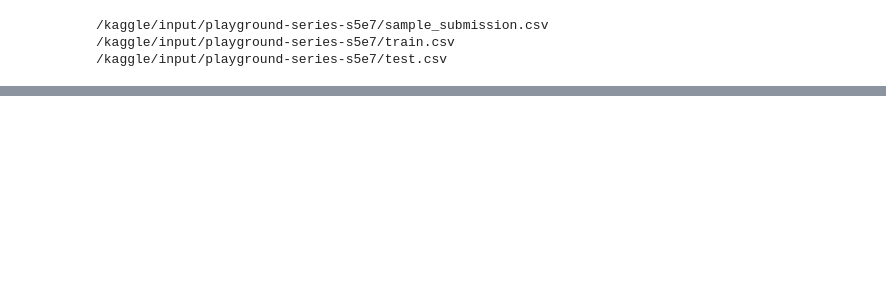
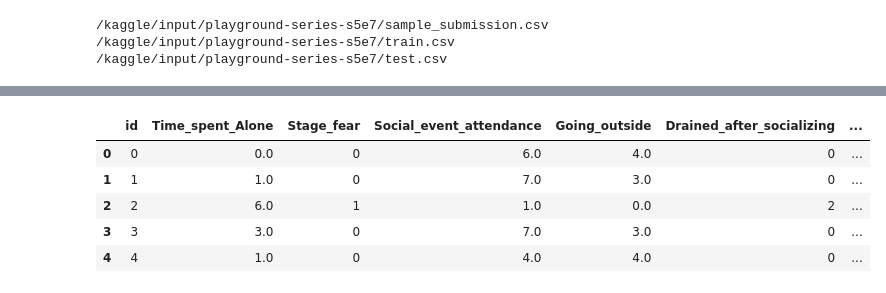
Before and after one commit to Satyam1Vishwakarma/Kaggle, a Jupyter notebook: introvert-extrovert.ipynb, the cells around one changed output, grey strips where cells are left out. Drawn from its saved outputs; the diff is of its cells as text; code cells hidden in the pictures; blank space fills up the shorter version.

```diff
--- a/introvert-extrovert.ipynb
+++ b/introvert-extrovert.ipynb
@@ -22,0 +33,24 @@ for dirname, _, filenames in os.walk('/kaggle/input'):
+# %%
+from sklearn.preprocessing import LabelEncoder
+
+encoder=LabelEncoder()
+
+encoded=encoder.fit_transform(df["Stage_fear"])
+df["Stage_fear"]=encoded
+
+encoder2=LabelEncoder()
+encoded2=encoder2.fit_transform(df["Drained_after_socializing"])
+df["Drained_after_socializing"]=encoded2
+
+encoder3=LabelEncoder()
+encoded3=encoder3.fit_transform(df["Personality"])
+df["Personality"]=encoded3
+
+df.head()
+# %% [output]
+|  | id | Time_spent_Alone | Stage_fear | Social_event_attendance | Going_outside | Drained_after_socializing | ... |
+| 0 | 0 | 0.0 | 0 | 6.0 | 4.0 | 0 | ... |
+| 1 | 1 | 1.0 | 0 | 7.0 | 3.0 | 0 | ... |
+| 2 | 2 | 6.0 | 1 | 1.0 | 0.0 | 2 | ... |
+| 3 | 3 | 3.0 | 0 | 7.0 | 3.0 | 0 | ... |
+| 4 | 4 | 1.0 | 0 | 4.0 | 4.0 | 0 | ... |
```
Also changed, not shown: parts of 17 cells of this notebook.
